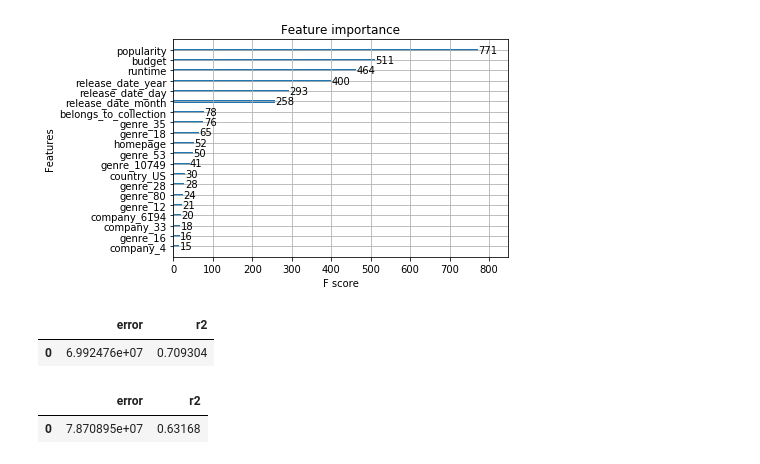
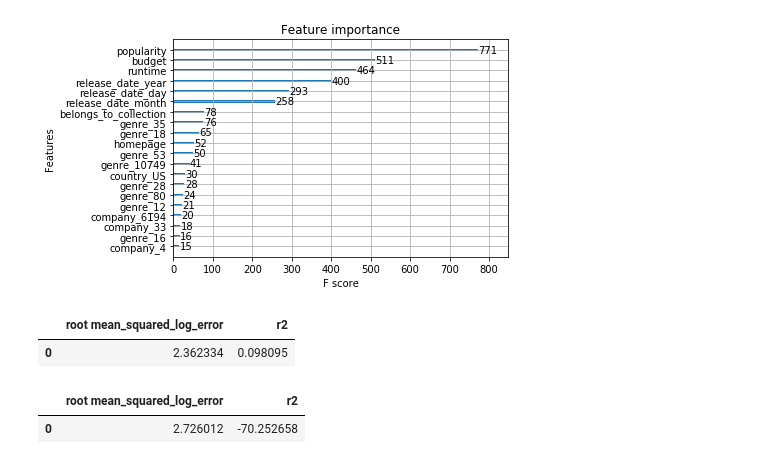
Before and after one commit to delf1/comp4211-project, a Jupyter notebook: code/COMP4211 Project.ipynb, the cells around one changed output. Cells and saved outputs as stored; diff of their text form; code cells hidden in the pictures.

```diff
--- a/code/COMP4211 Project.ipynb
+++ b/code/COMP4211 Project.ipynb
@@ -774,0 +822,20 @@ NameError: name 'xgb_opt' is not defined
+# %%
+xgb_search_space = {
+    'n_estimators': randint(5, 40),
+    'max_depth': randint(1, 50),
+    'min_child_weight': randint(1, 200),
+}
+
+# xgb.XGBRegressor().get_params()
+xgb_opt_rand = RandomizedSearchCV(xgb.XGBRegressor(random_state=42),
+                        xgb_search_space,
+                        n_iter=50,
+                        n_jobs=4,
+                        cv=3,
+                        random_state=42,
+                        scoring=make_scorer(rmsle, greater_is_better=False))
+xgb_opt_rand.fit(validation_train_X, validation_train_Y)
+
+print("val. score: %s" % -xgb_opt_rand.best_score_)
+print("test score: %s" % -xgb_opt_rand.score(validation_test_X, validation_test_Y))
+xgb_opt_rand.best_params_
@@ -774,0 +846,7 @@ NameError: name 'xgb_opt' is not defined
+# %%
+xgb_regressor = Regressor(xgb.XGBRegressor(random_state=42,
+                                           n_estimators=xgb_opt_rand.best_params_["n_estimators"],
+                                           max_depth=xgb_opt_rand.best_params_["max_depth"],
+                                           min_child_weight=xgb_opt_rand.best_params_["min_child_weight"]))
+xgb_regressor.fit(train_split_X, train_split_Y)
+xgb_regressor.prediction_metrics(test_split_Y, xgb_regressor.predict(test_split_X))
@@ -777,12 +857,24 @@ xgb.plot_importance(xgb_regressor.get_regressor(), max_num_features=20)
 # %% [output]
 <matplotlib.axes._subplots.AxesSubplot at 0x...>
 [figure]
+# %%
+from sklearn.neural_network import MLPRegressor
+
+# mlp_regressor = Regressor(MLPRegressor(random_state=42, hidden_layer_sizes=(11, 10), activation='relu', solver='lbfgs'))
+mlp_regressor = Regressor(MLPRegressor(random_state=42, hidden_layer_sizes=(50, 25), activation='relu', solver='lbfgs', learning_rate='adaptive'))
+mlp_regressor.set_error(sklearn.metrics.mean_squared_log_error)
+mlp_regressor.fit(train_split_X, train_split_Y)
+mlp_regressor.prediction_metrics(test_split_Y, mlp_regressor.predict(test_split_X), True)
+# %% [output]
+|  | root mean_squared_log_error | r2 |
+| 0 | 2.362334 | 0.098095 |
 # %%
-from catboost import CatBoostRegressor
+from sklearn.linear_model import Ridge
 
-cat_regressor = Regressor(CatBoostRegressor(iterations=100, random_state=42))
-cat_regressor.get_regressor().fit(train_split_X, train_split_Y, verbose=False)
-cat_regressor.prediction_metrics(test_split_Y, cat_regressor.predict(test_split_X))
+ridge_regressor = Regressor(Ridge(random_state=42, fit_intercept=True))
+ridge_regressor.fit(train_split_X, train_split_Y)
+ridge_regressor.set_error(sklearn.metrics.mean_squared_log_error)
+ridge_regressor.prediction_metrics(test_split_Y, ridge_regressor.predict(test_split_X), True)
 # %% [output]
-|  | error | r2 |
-| 0 | 6.992476e+07 | 0.709304 |
+|  | root mean_squared_log_error | r2 |
+| 0 | 2.726012 | -70.252658 |
@@ -793,11 +880,0 @@ xgb_regressor.write_to_csv(test)
-# %%
-from sklearn.neural_network import MLPRegressor
-
-# mlp_regressor = Regressor(MLPRegressor(random_state=42, hidden_layer_sizes=(11, 10), activation='relu', solver='lbfgs'))
-mlp_regressor = Regressor(MLPRegressor(random_state=42, hidden_layer_sizes=(50, 25), activation='relu', solver='lbfgs', learning_rate='adaptive'))
-# mlp_regressor.set_error(sklearn.metrics.mean_squared_log_error)
-mlp_regressor.fit(train_split_X, train_split_Y)
-mlp_regressor.prediction_metrics(test_split_Y, mlp_regressor.predict(test_split_X))
-# %% [output]
-|  | error | r2 |
-| 0 | 7.870895e+07 | 0.63168 |
```
Also changed, not shown: parts of 43 cells of this notebook, 1 other file.
